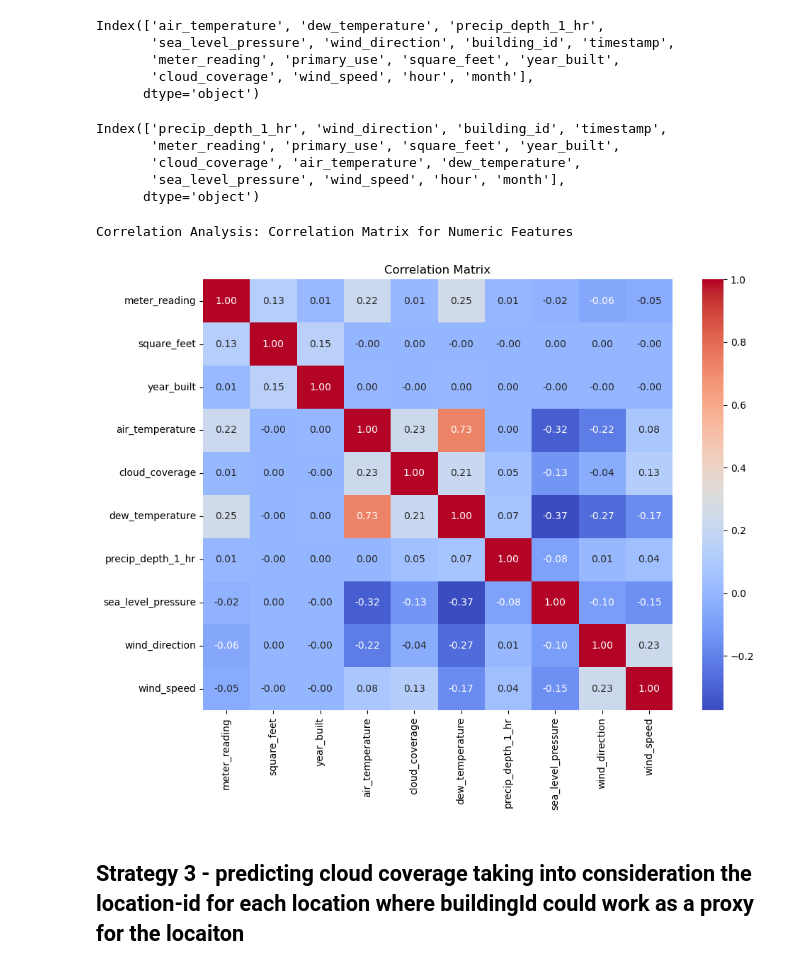
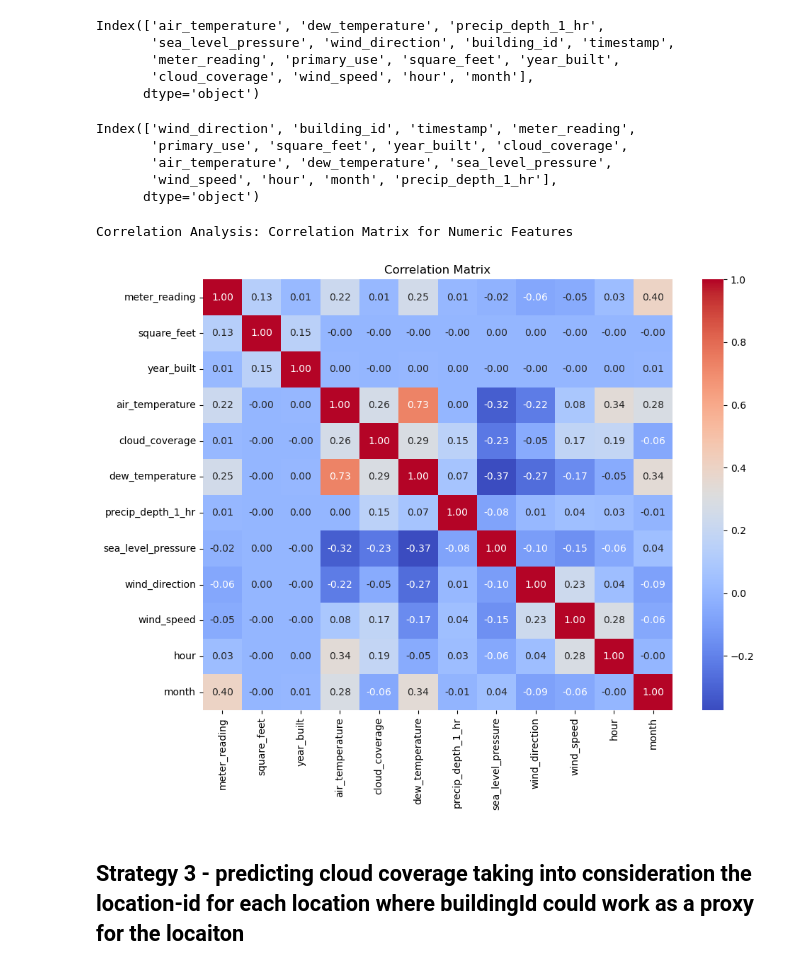
Before and after one commit to ss7172/MLforClimate, a Jupyter notebook: eda.ipynb, the cells around one changed output. Saved outputs shown, nothing was run; the diff lists cells and outputs as text; code cells hidden in the pictures.

Commit message:
eda complete - other cloud covering strategies to be implemented later

```diff
--- a/eda.ipynb
+++ b/eda.ipynb
@@ -518,10 +526,10 @@ from xgboost import XGBRegressor
 df_transformed_1 = df_transformed.copy()
 df_transformed_1['hour'] = df_transformed_1['timestamp'].dt.hour
 df_transformed_1['month'] = df_transformed_1['timestamp'].dt.month
-impute_features = ['cloud_coverage', "air_temperature", "dew_temperature", "sea_level_pressure", "wind_speed", "hour", "month"]
+impute_features = ['cloud_coverage', "air_temperature", "dew_temperature", "sea_level_pressure", "wind_speed", "hour", "month", "precip_depth_1_hr"]
 
 df_impute = df[impute_features].copy()
-estimator = RandomForestRegressor(n_estimators=100, random_state=42, n_jobs=-1)
+estimator = XGBRegressor(n_estimators=100, random_state=42, n_jobs=-1)
 iterative_imputer = IterativeImputer(
     estimator=estimator,
     initial_strategy="median",
@@ -544,26 +552,26 @@ df_iterative_imputer = pd.concat([df_transformed_1.drop(columns=impute_features)
 df_iterative_imputer['cloud_coverage'].isnull().sum()
 df_iterative_imputer.columns
 # %% [output]
-Index(['precip_depth_1_hr', 'wind_direction', 'building_id', 'timestamp',
-       'meter_reading', 'primary_use', 'square_feet', 'year_built',
-       'cloud_coverage', 'air_temperature', 'dew_temperature',
-       'sea_level_pressure', 'wind_speed', 'hour', 'month'],
+Index(['wind_direction', 'building_id', 'timestamp', 'meter_reading',
+       'primary_use', 'square_feet', 'year_built', 'cloud_coverage',
+       'air_temperature', 'dew_temperature', 'sea_level_pressure',
+       'wind_speed', 'hour', 'month', 'precip_depth_1_hr'],
       dtype='object')
 # %%
 print("Correlation Analysis: Correlation Matrix for Numeric Features")
 numeric_cols = ['meter_reading', 'square_feet', 'year_built', 'air_temperature', 'cloud_coverage',
                 'dew_temperature', 'precip_depth_1_hr', 'sea_level_pressure',
-                'wind_direction', 'wind_speed']
+                'wind_direction', 'wind_speed', 'hour', 'month']
 corr_matrix = df_iterative_imputer[numeric_cols].corr()
 
 plt.figure(figsize=(10, 8))
 sns.heatmap(corr_matrix, annot=True, cmap='coolwarm', fmt=".2f")
 plt.title('Correlation Matrix')
 plt.tight_layout()
 plt.savefig('./plots/correlation_matrix_iterative_imputer_cloudcoverage.png')
 plt.show()
 # %% [output]
 Correlation Analysis: Correlation Matrix for Numeric Features
-[figure, old version]
+[figure, new version]
 # %% [markdown]
 ## Strategy 3 - predicting cloud coverage taking into consideration the location-id for each location where buildingId could work as a proxy for the locaiton
```
Also changed, not shown: parts of 5 cells of this notebook, 1 other file.
